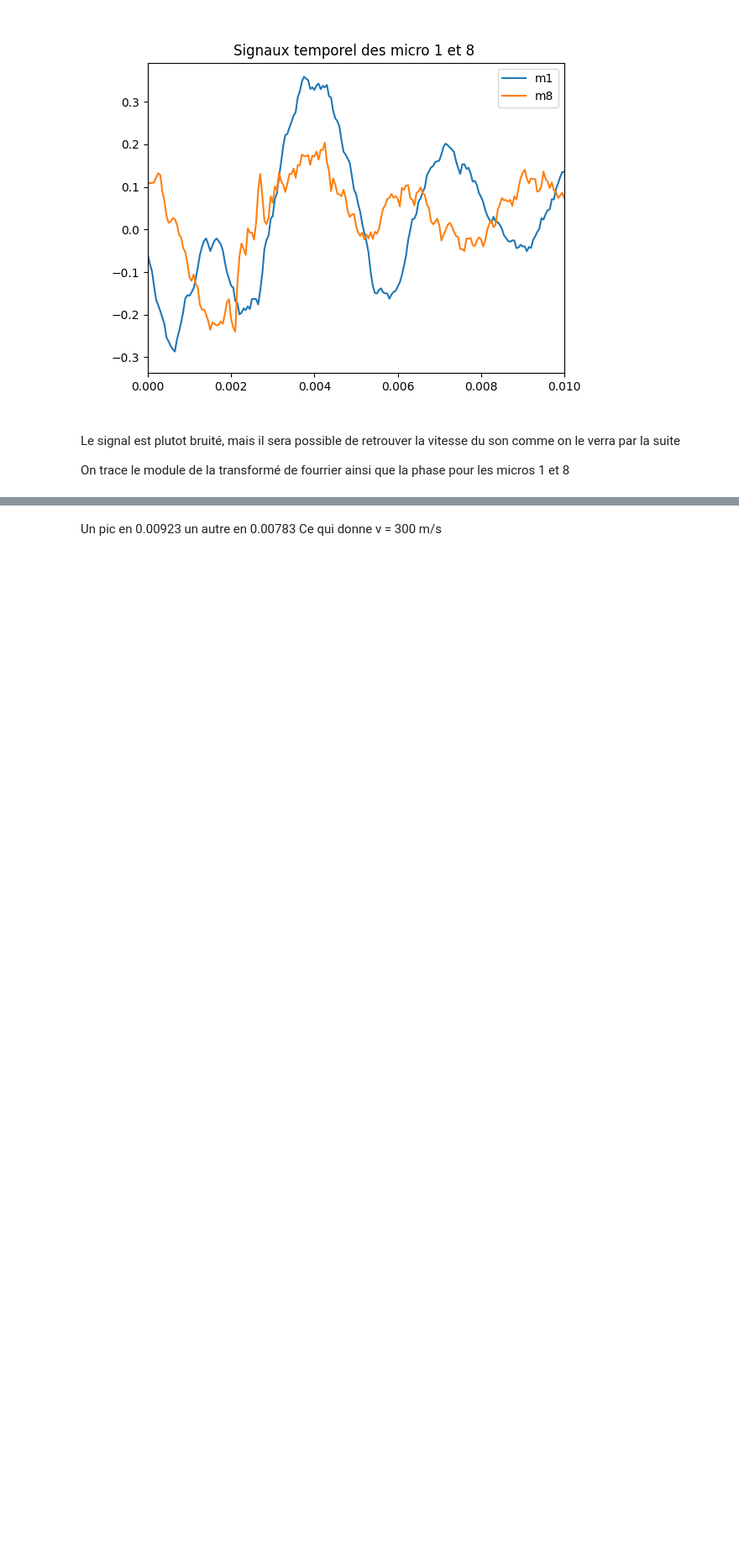
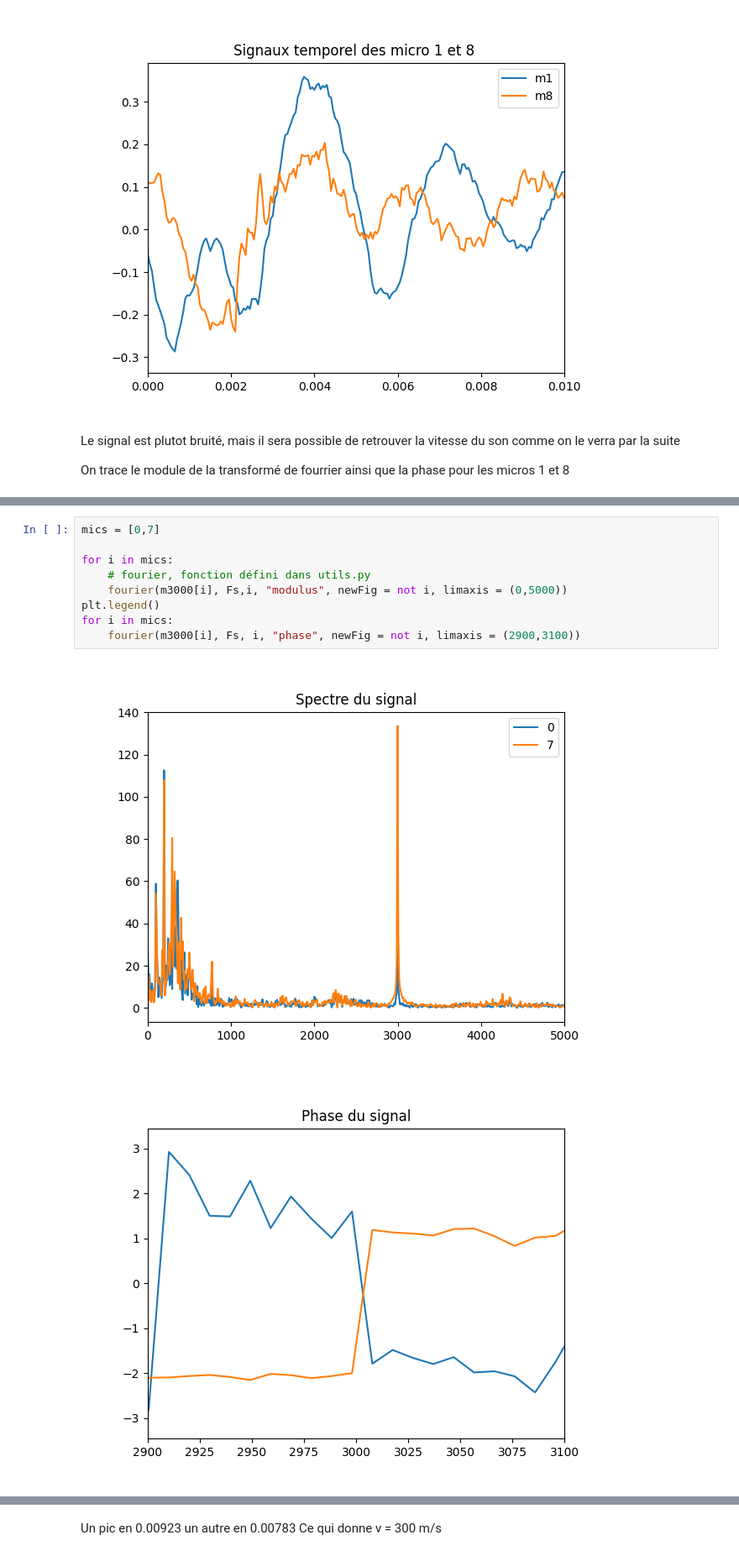
Before and after one commit to Huss94/TP_son1, a Jupyter notebook: Report.ipynb, the cells around one changed output, grey strips where cells are left out. Shown at 84% size. Drawn from its saved outputs; the diff is of its cells as text; blank space fills up the shorter version.

```diff
--- a/Report.ipynb
+++ b/Report.ipynb
@@ -159,0 +198,12 @@ trace_m1_m8(d['mat'], max(t))
+# %%
+mics = [0,7]
+
+for i in mics:
+    # fourier, fonction défini dans utils.py
+    fourier(m3000[i], Fs,i, "modulus", newFig = not i, limaxis = (0,5000))
+plt.legend()
+for i in mics:
+    fourier(m3000[i], Fs, i, "phase", newFig = not i, limaxis = (2900,3100))
+# %% [output]
+[figure, added]
+[figure, added]
```
Also changed, not shown: parts of 14 cells of this notebook, 4 other files.
